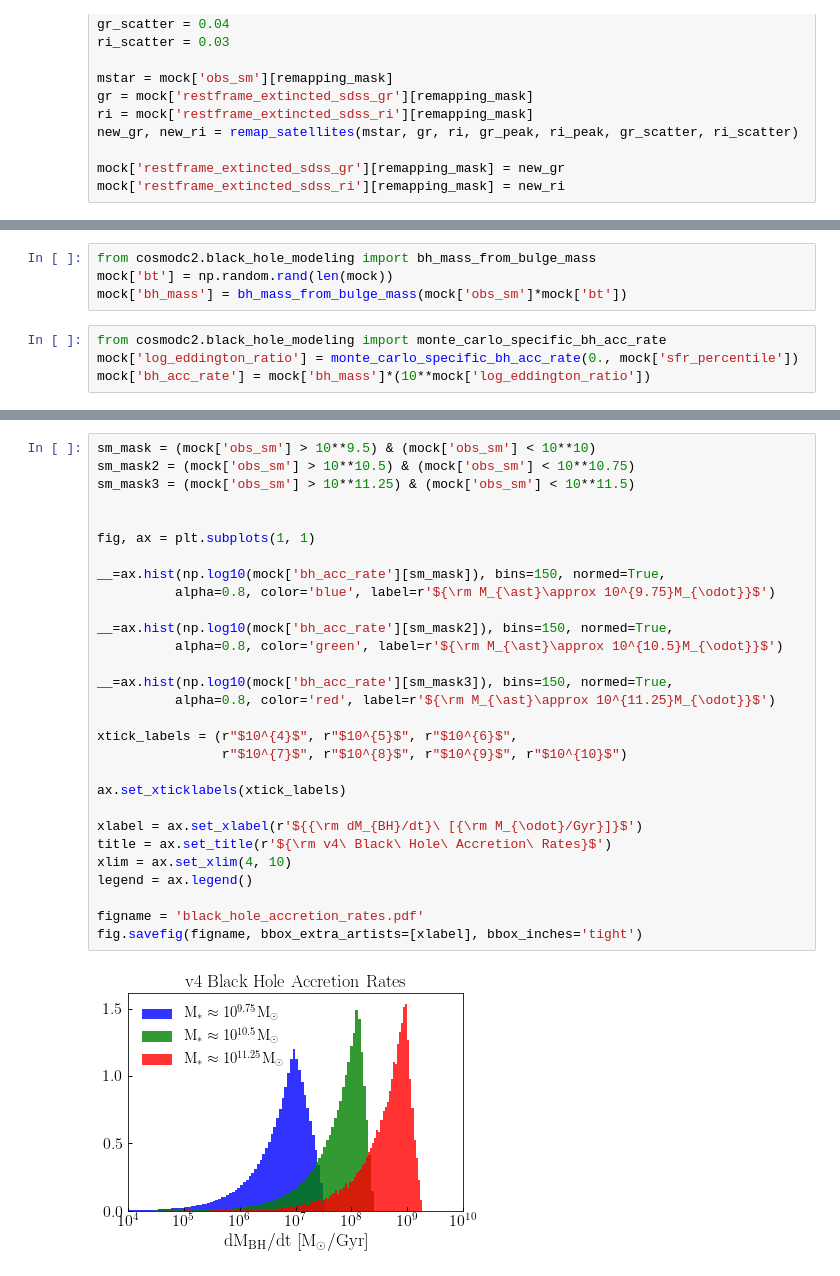
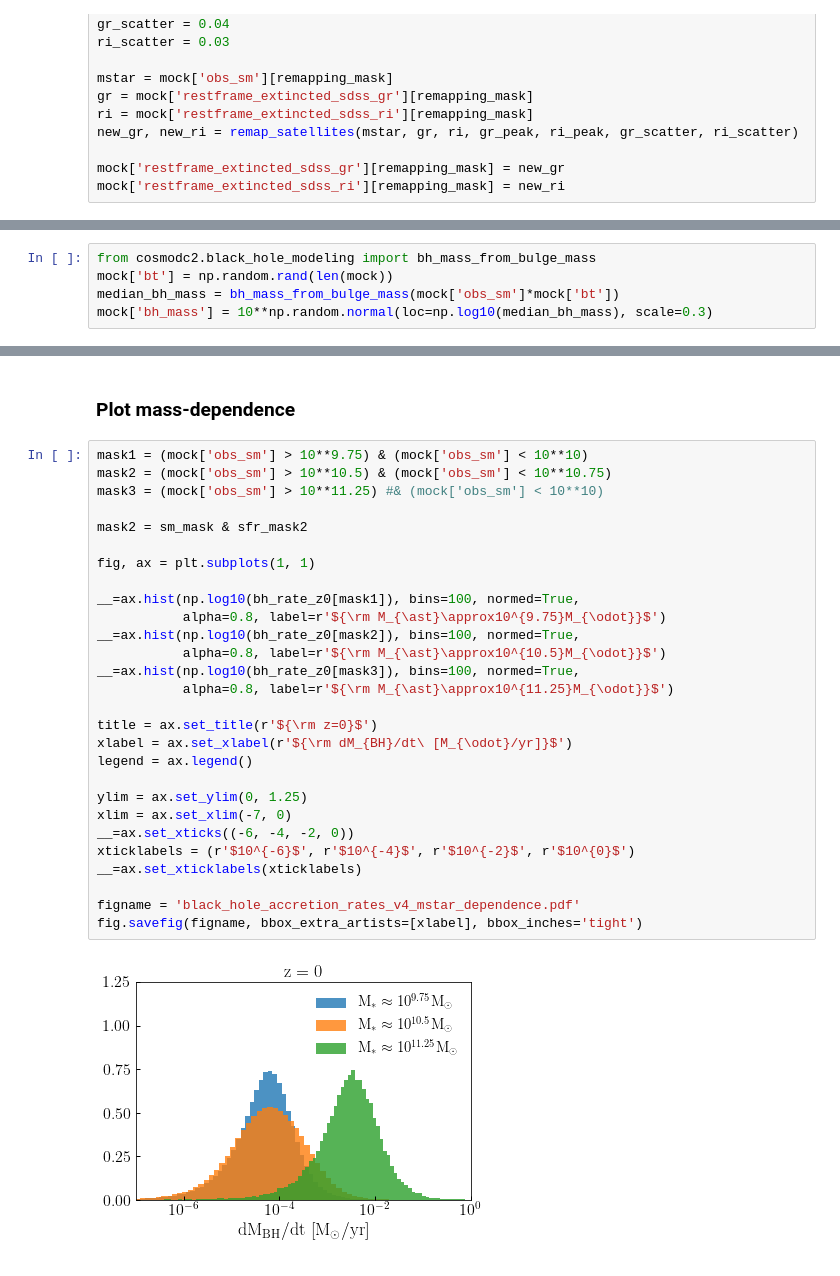
Before and after one commit to LSSTDESC/cosmodc2, a Jupyter notebook: notebooks/black_hole_accretion_rates.ipynb, the cells around one changed output, grey strips where cells are left out. Saved outputs shown, nothing was run; the diff lists cells and outputs as text.

Commit message:
Updated black hole accretion rate code and notebook

```diff
--- a/notebooks/black_hole_accretion_rates.ipynb
+++ b/notebooks/black_hole_accretion_rates.ipynb
@@ -122,8 +120,5 @@ True
 # %%
 from cosmodc2.black_hole_modeling import bh_mass_from_bulge_mass
 mock['bt'] = np.random.rand(len(mock))
-mock['bh_mass'] = bh_mass_from_bulge_mass(mock['obs_sm']*mock['bt'])
+median_bh_mass = bh_mass_from_bulge_mass(mock['obs_sm']*mock['bt'])
+mock['bh_mass'] = 10**np.random.normal(loc=np.log10(median_bh_mass), scale=0.3)
-# %%
-from cosmodc2.black_hole_modeling import monte_carlo_specific_bh_acc_rate
-mock['log_eddington_ratio'] = monte_carlo_specific_bh_acc_rate(0., mock['sfr_percentile'])
-mock['bh_acc_rate'] = mock['bh_mass']*(10**mock['log_eddington_ratio'])
@@ -130,31 +212,32 @@ mock['bh_acc_rate'] = mock['bh_mass']*(10**mock['log_eddington_ratio'])
+# %% [markdown]
+### Plot mass-dependence
 # %%
-sm_mask = (mock['obs_sm'] > 10**9.5) & (mock['obs_sm'] < 10**10)
-sm_mask2 = (mock['obs_sm'] > 10**10.5) & (mock['obs_sm'] < 10**10.75)
-sm_mask3 = (mock['obs_sm'] > 10**11.25) & (mock['obs_sm'] < 10**11.5)
+mask1 = (mock['obs_sm'] > 10**9.75) & (mock['obs_sm'] < 10**10)
+mask2 = (mock['obs_sm'] > 10**10.5) & (mock['obs_sm'] < 10**10.75)
+mask3 = (mock['obs_sm'] > 10**11.25) #& (mock['obs_sm'] < 10**10)
 
+mask2 = sm_mask & sfr_mask2
 
 fig, ax = plt.subplots(1, 1)
 
-__=ax.hist(np.log10(mock['bh_acc_rate'][sm_mask]), bins=150, normed=True,
-          alpha=0.8, color='blue', label=r'${\rm M_{\ast}\approx 10^{9.75}M_{\odot}}$')
+__=ax.hist(np.log10(bh_rate_z0[mask1]), bins=100, normed=True,
+           alpha=0.8, label=r'${\rm M_{\ast}\approx10^{9.75}M_{\odot}}$')
+__=ax.hist(np.log10(bh_rate_z0[mask2]), bins=100, normed=True,
+           alpha=0.8, label=r'${\rm M_{\ast}\approx10^{10.5}M_{\odot}}$')
+__=ax.hist(np.log10(bh_rate_z0[mask3]), bins=100, normed=True,
+           alpha=0.8, label=r'${\rm M_{\ast}\approx10^{11.25}M_{\odot}}$')
 
-__=ax.hist(np.log10(mock['bh_acc_rate'][sm_mask2]), bins=150, normed=True,
-          alpha=0.8, color='green', label=r'${\rm M_{\ast}\approx 10^{10.5}M_{\odot}}$')
-
-__=ax.hist(np.log10(mock['bh_acc_rate'][sm_mask3]), bins=150, normed=True,
-          alpha=0.8, color='red', label=r'${\rm M_{\ast}\approx 10^{11.25}M_{\odot}}$')
-
-xtick_labels = (r"$10^{4}$", r"$10^{5}$", r"$10^{6}$",
-                r"$10^{7}$", r"$10^{8}$", r"$10^{9}$", r"$10^{10}$")
-
-ax.set_xticklabels(xtick_labels)
-
-xlabel = ax.set_xlabel(r'${{\rm dM_{BH}/dt}\ [{\rm M_{\odot}/Gyr}]}$')
-title = ax.set_title(r'${\rm v4\ Black\ Hole\ Accretion\ Rates}$')
-xlim = ax.set_xlim(4, 10)
+title = ax.set_title(r'${\rm z=0}$')
+xlabel = ax.set_xlabel(r'${\rm dM_{BH}/dt\ [M_{\odot}/yr]}$')
 legend = ax.legend()
 
-figname = 'black_hole_accretion_rates.pdf'
+ylim = ax.set_ylim(0, 1.25)
+xlim = ax.set_xlim(-7, 0)
+__=ax.set_xticks((-6, -4, -2, 0))
+xticklabels = (r'$10^{-6}$', r'$10^{-4}$', r'$10^{-2}$', r'$10^{0}$')
+__=ax.set_xticklabels(xticklabels)
+
+figname = 'black_hole_accretion_rates_v4_mstar_dependence.pdf'
 fig.savefig(figname, bbox_extra_artists=[xlabel], bbox_inches='tight')
 # %% [output]
-[figure, old version]
+[figure, new version]
```
Also changed, not shown: parts of 9 cells of this notebook, 2 other files.
